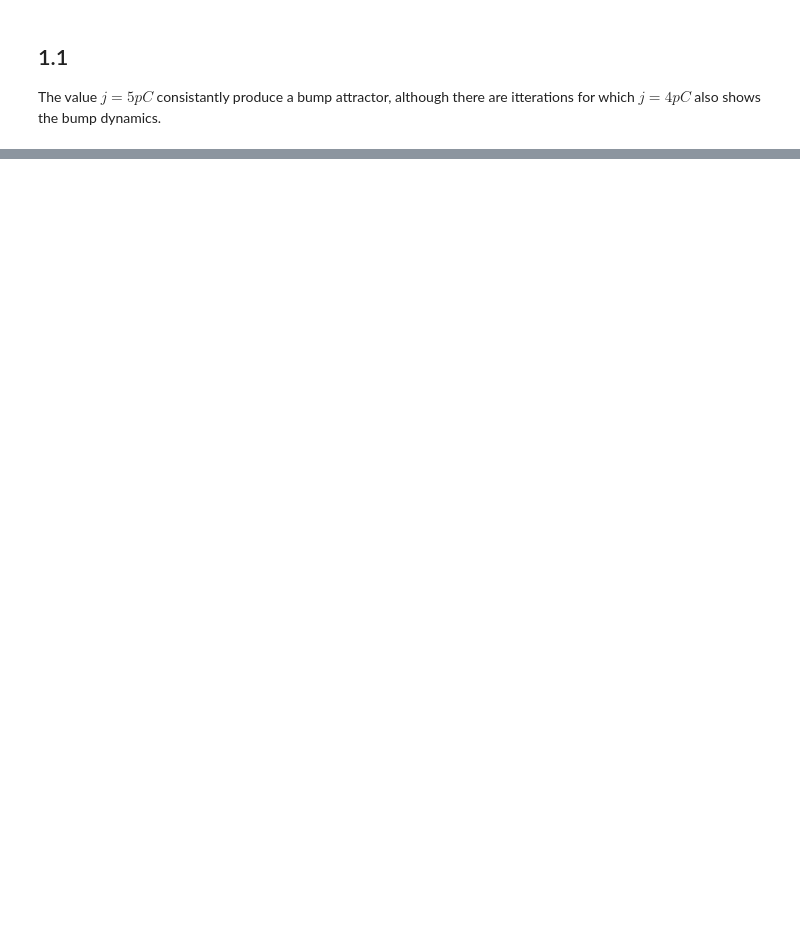
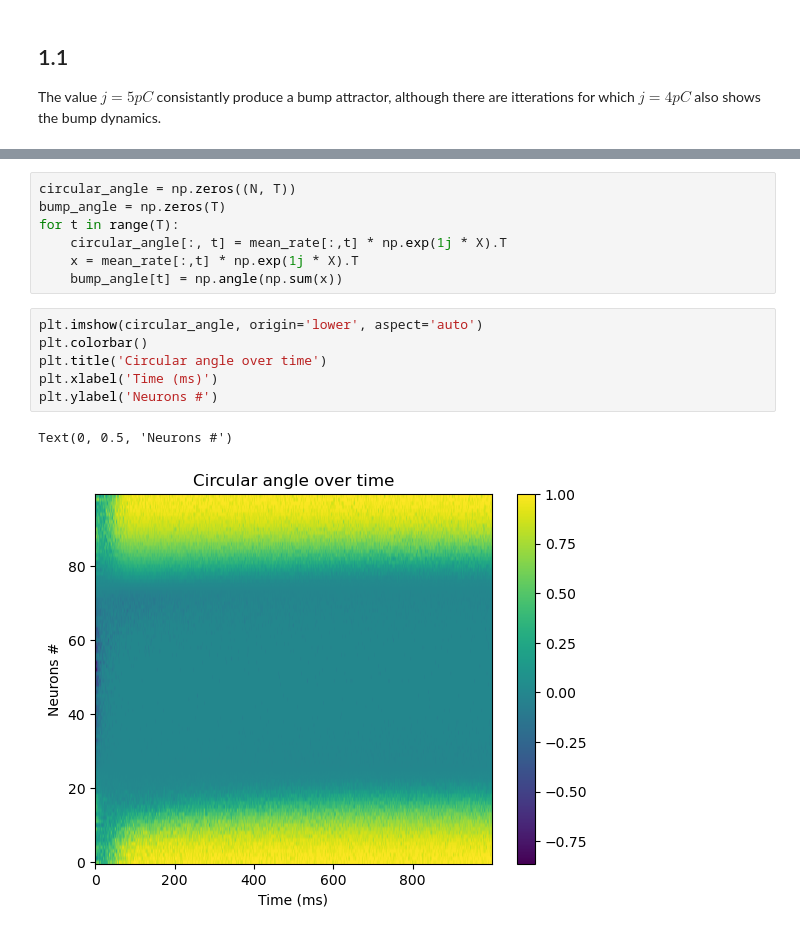
Before and after one commit to nosratullah/path_integration, a Jupyter notebook: attractors.ipynb, the cells around one changed output, grey strips where cells are left out. Drawn from its saved outputs; the diff is of its cells as text; blank space fills up the shorter version.

```diff
--- a/attractors.ipynb
+++ b/attractors.ipynb
@@ -212,0 +273,16 @@ The value $j=5 pC$ consistantly produce a bump attractor, although there are itt
+# %%
+circular_angle = np.zeros((N, T))
+bump_angle = np.zeros(T)
+for t in range(T):
+    circular_angle[:, t] = mean_rate[:,t] * np.exp(1j * X).T
+    x = mean_rate[:,t] * np.exp(1j * X).T
+    bump_angle[t] = np.angle(np.sum(x))
+# %%
+plt.imshow(circular_angle, origin='lower', aspect='auto')
+plt.colorbar()
+plt.title('Circular angle over time')
+plt.xlabel('Time (ms)')
+plt.ylabel('Neurons #')
+# %% [output]
+Text(0, 0.5, 'Neurons #')
+[figure, added]
```
Also changed, not shown: parts of 15 cells of this notebook.
